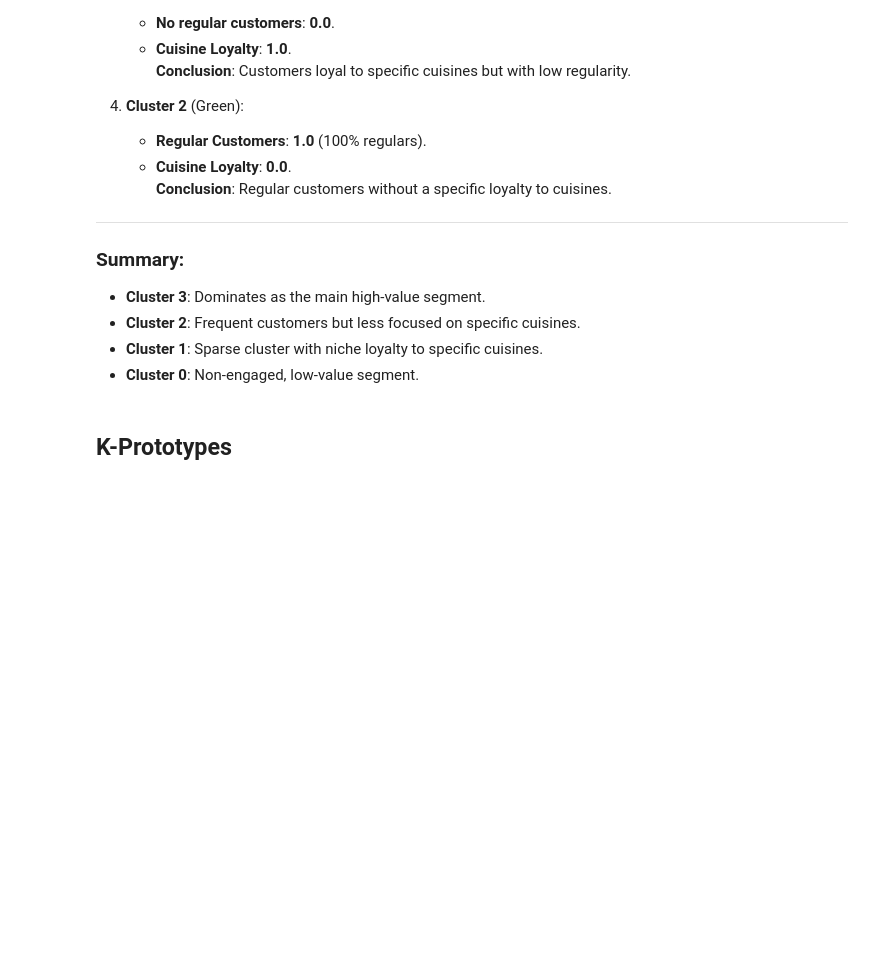
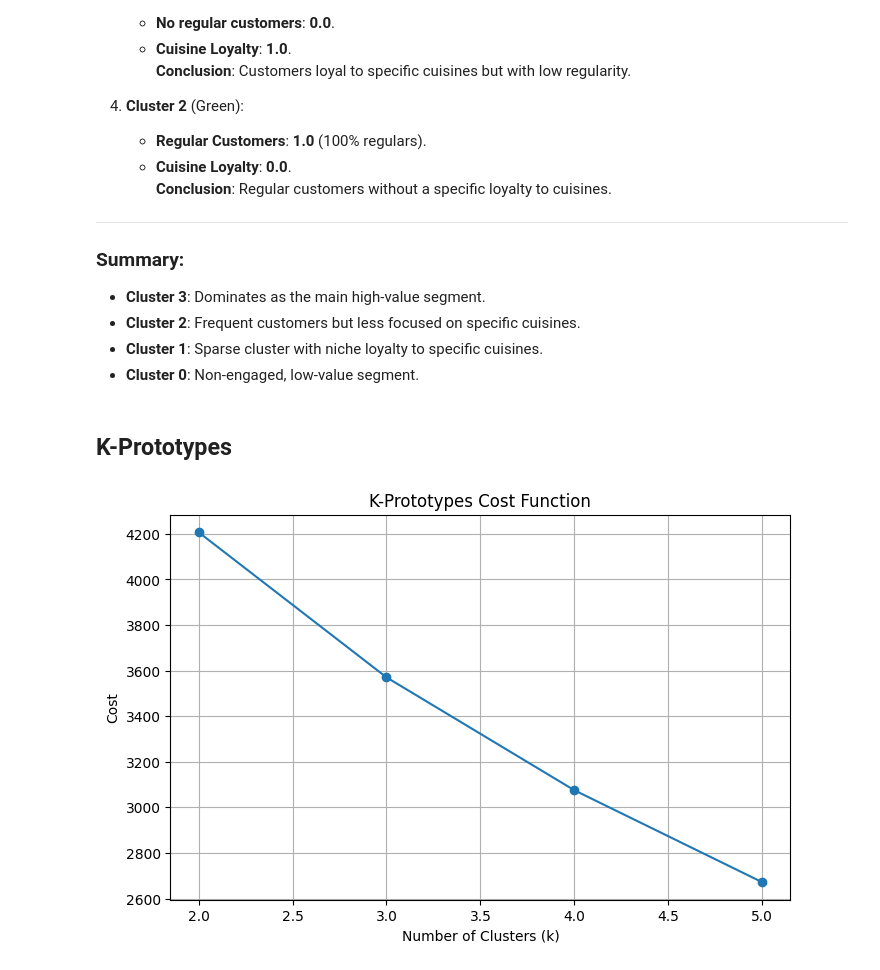
Before and after one commit to gugaaa1904/Data_Mining, a Jupyter notebook: Group 51 Clustering.ipynb, the cells around one changed output. Cells and saved outputs as stored; diff of their text form; code cells hidden in the pictures; blank space fills up the shorter version.

Commit message:
Group 1 and 2 Clustering

```diff
--- a/Group 51 Clustering.ipynb
+++ b/Group 51 Clustering.ipynb
@@ -804,64 +805,69 @@ Name: count, dtype: int64
 ## K-Prototypes
 # %%
 from kmodes.kprototypes import KPrototypes
-from sklearn.preprocessing import LabelEncoder
+import matplotlib.pyplot as plt
+import pandas as pd
 import numpy as np
 
-# Ensure group_1 is a DataFrame
-if not isinstance(group_1, pd.DataFrame):
-    group_1 = pd.DataFrame(group_1, columns=['customer_age', 'is_chain', 'regular_customer', 'cuisine_loyalty'])
+# Step 1: Prepare the data for K-Prototypes
+# Identify categorical columns (assume 'is_chain' and 'cuisine_loyalty' are categorical)
+categorical_cols = ['is_chain', 'cuisine_loyalty']
+numerical_cols = [col for col in group_1.columns if col not in categorical_cols and col != 'DBSCAN_Cluster']
 
-# Step 1: Prepare the data
-# Identify categorical and numerical columns
-categorical_cols = ['is_chain', 'regular_customer', 'cuisine_loyalty']
-numerical_cols = ['customer_age']
-
-# Encode categorical columns
-label_encoders = {}
-for col in categorical_cols:
-    le = LabelEncoder()
-    group_1[col] = le.fit_transform(group_1[col])
-    label_encoders[col] = le  # Store for decoding if needed
-
-# Combine data into a NumPy array for K-Prototypes
-group_1_array = group_1.values
+# Convert data for K-Prototypes (numerical + categorical)
+group_1_kproto = group_1[numerical_cols + categorical_cols]
+group_1_kproto[categorical_cols] = group_1_kproto[categorical_cols].astype(str)  # Ensure categoricals are strings
 
 # Step 2: Apply K-Prototypes
-k_values = range(2, 6)  # Try different numbers of clusters
-silhouette_scores = []
+k_values = range(2, 6)  # Try clusters from 2 to 5
+costs = []
 
+# Find the optimal number of clusters using the cost function
 for k in k_values:
-    kproto = KPrototypes(n_clusters=k, init='Huang', random_state=42)
-    clusters = kproto.fit_predict(group_1_array, categorical=list(range(len(categorical_cols))))
+    kproto = KPrototypes(n_clusters=k, random_state=42)
+    clusters = kproto.fit_predict(group_1_kproto, categorical=[group_1_kproto.columns.get_loc(col) for col in categorical_cols])
+    costs.append(kproto.cost_)
 
-    # Calculate silhouette score
-    score = silhouette_score(group_1, clusters, metric='euclidean')
-    silhouette_scores.append(score)
-
-# Step 3: Plot Silhouette Scores
+# Plot the cost function to determine the optimal k
 plt.figure(figsize=(8, 5))
-plt.plot(k_values, silhouette_scores, marker='o')
-plt.title("Silhouette Scores for K-Prototypes (Customer Demographics)")
+plt.plot(k_values, costs, marker='o')
+plt.title("K-Prototypes Cost Function")
 plt.xlabel("Number of Clusters (k)")
-plt.ylabel("Silhouette Score")
+plt.ylabel("Cost")
 plt.grid(True)
 plt.show()
 
-# Step 4: Choose optimal k (highest silhouette score)
-optimal_k = k_values[np.argmax(silhouette_scores)]
-print("Optimal k:", optimal_k, "Silhouette Score:", max(silhouette_scores))
+# Step 3: Apply K-Prototypes with the optimal k
+optimal_k = k_values[np.argmin(costs)]
+kproto = KPrototypes(n_clusters=optimal_k, random_state=42)
+group_1['KPrototypes_Cluster'] = kproto.fit_predict(group_1_kproto,
+                                                    categorical=[group_1_kproto.columns.get_loc(col) for col in categorical_cols])
 
-# Step 5: Apply K-Prototypes with optimal k
-kproto = KPrototypes(n_clusters=optimal_k, init='Huang', random_state=42)
-final_clusters = kproto.fit_predict(group_1_array, categorical=list(range(len(categorical_cols))))
+# Step 4: Summarize cluster characteristics
+cluster_summary = group_1.groupby('KPrototypes_Cluster').mean()
+print("Cluster Summary (K-Prototypes):")
+print(cluster_summary)
 
-# Add the cluster labels to the dataset
-group_1['K_Prototypes_Cluster'] = final_clusters
+# Step 5: Visualize clusters using PCA (for dimensionality reduction)
+from sklearn.decomposition import PCA
 
-# Step 6: Summarize the clusters
-cluster_summary = group_1.groupby('K_Prototypes_Cluster').mean()
-print("Cluster Summary:\n", cluster_summary)
+pca = PCA(n_components=2)
+pca_data = pca.fit_transform(group_1_kproto.drop(columns=categorical_cols).values)
+
+plt.figure(figsize=(8, 6))
+for cluster in group_1['KPrototypes_Cluster'].unique():
+    plt.scatter(pca_data[group_1['KPrototypes_Cluster'] == cluster, 0],
+                pca_data[group_1['KPrototypes_Cluster'] == cluster, 1],
+                label=f'Cluster {cluster}')
+
+plt.title("K-Prototypes Clusters (PCA Projection)")
+plt.xlabel("PCA Component 1")
+plt.ylabel("PCA Component 2")
+plt.legend()
+plt.grid(True)
+plt.show()
 # %% [output]
+[figure, new version]
 A value is trying to be set on a copy of a slice from a DataFrame.
 Try using .loc[row_indexer,col_indexer] = value instead
 
```
Also changed, not shown: parts of 23 cells of this notebook.
